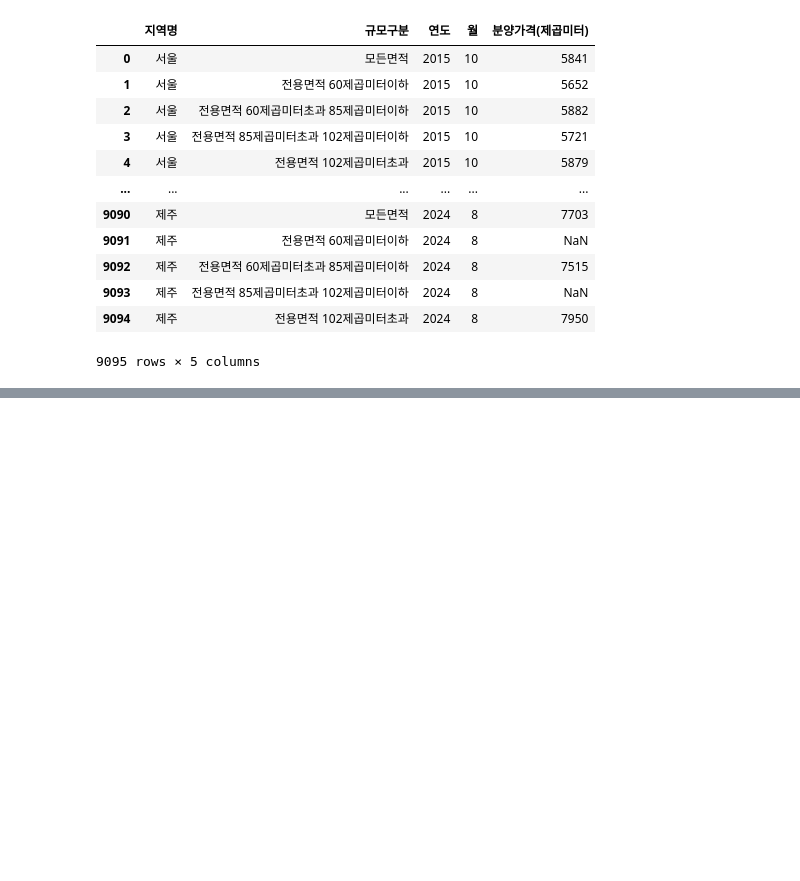
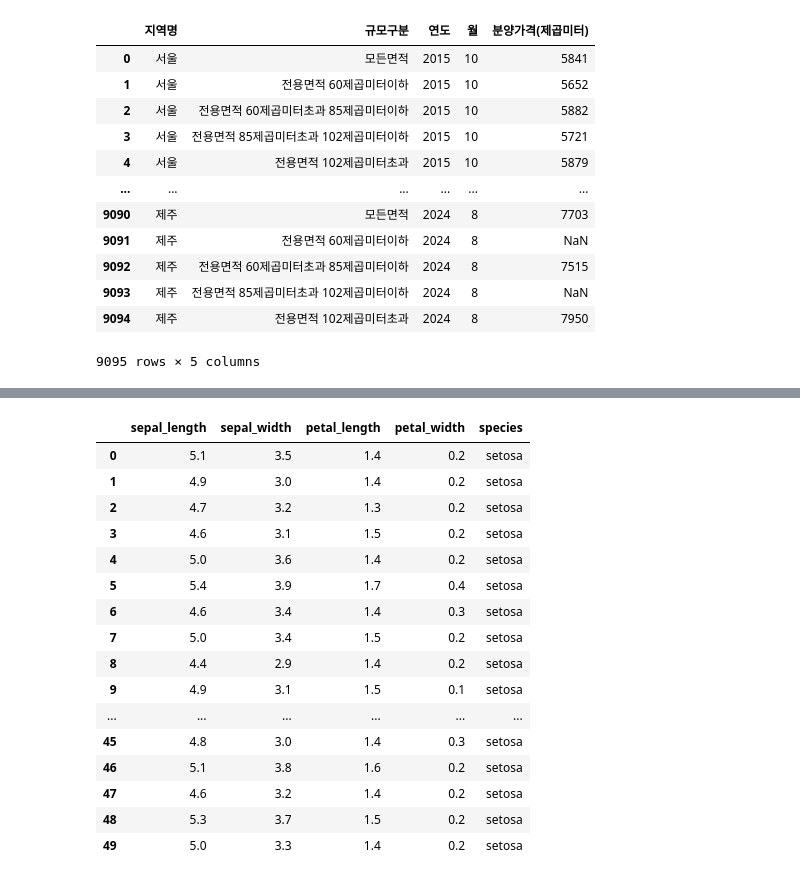
Before and after one commit to Jayk1220/ai, a Jupyter notebook: source/01_python/ch11. 데이터프레임과 시리즈 (Pandas) 9-13.ipynb, the cells around one changed output, grey strips where cells are left out. Saved outputs shown, nothing was run; the diff lists cells and outputs as text; code cells hidden in the pictures; blank space fills up the shorter version.

```diff
--- a/source/01_python/ch11. 데이터프레임과 시리즈 (Pandas) 9-13.ipynb
+++ b/source/01_python/ch11. 데이터프레임과 시리즈 (Pandas) 9-13.ipynb
@@ -742,0 +1030,7 @@ pd.concat([new_first, new_last])
+# %%
+#결측치가 있는  iris data 출력
+pd.options.display.max_rows = 70
+iris[iris['sepal_width'].isna() |
+     iris['sepal_length'].isna() |
+     iris['petal_length'].isna() |
+     iris['petal_width'].isna()].head(1)
@@ -742,0 +1210,7 @@ pd.concat([new_first, new_last])
+# %%
+#1 iris 데이터에서 처음 다섯개 행만 출력하세요
+
+import seaborn as sns
+iris = sns.load_dataset('iris')
+
+iris.head(5)
@@ -742,0 +1260,22 @@ pd.concat([new_first, new_last])
+# %%
+#3 iris 데이터에서 처음 50개행을 빼내서 temp변수에 저장하세요
+temp = iris[:50]
+temp
+# %% [output]
+|  | sepal_length | sepal_width | petal_length | petal_width | species |
+| 0 | 5.1 | 3.5 | 1.4 | 0.2 | setosa |
+| 1 | 4.9 | 3.0 | 1.4 | 0.2 | setosa |
+| 2 | 4.7 | 3.2 | 1.3 | 0.2 | setosa |
+| 3 | 4.6 | 3.1 | 1.5 | 0.2 | setosa |
+| 4 | 5.0 | 3.6 | 1.4 | 0.2 | setosa |
+| 5 | 5.4 | 3.9 | 1.7 | 0.4 | setosa |
+| 6 | 4.6 | 3.4 | 1.4 | 0.3 | setosa |
+| 7 | 5.0 | 3.4 | 1.5 | 0.2 | setosa |
+| 8 | 4.4 | 2.9 | 1.4 | 0.2 | setosa |
+| 9 | 4.9 | 3.1 | 1.5 | 0.1 | setosa |
+| ... | ... | ... | ... | ... | ... |
+| 45 | 4.8 | 3.0 | 1.4 | 0.3 | setosa |
+| 46 | 5.1 | 3.8 | 1.6 | 0.2 | setosa |
+| 47 | 4.6 | 3.2 | 1.4 | 0.2 | setosa |
+| 48 | 5.3 | 3.7 | 1.5 | 0.2 | setosa |
+| 49 | 5.0 | 3.3 | 1.4 | 0.2 | setosa |
```
Also changed, not shown: parts of 74 cells of this notebook, 4 other files.
